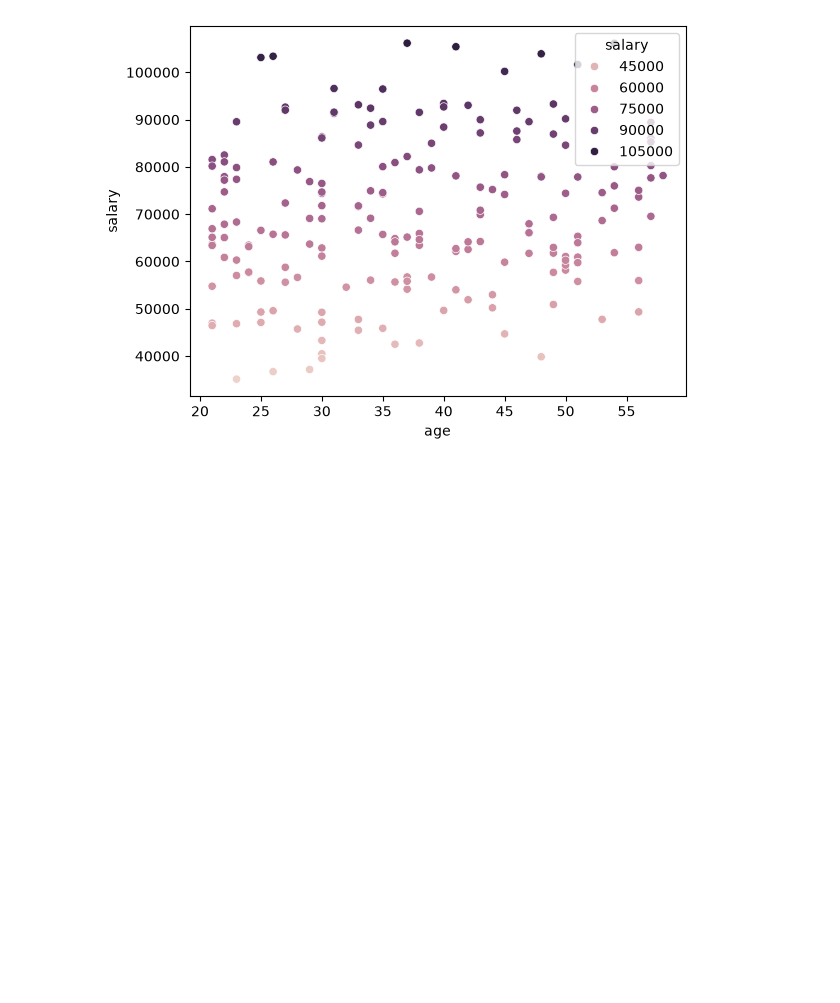
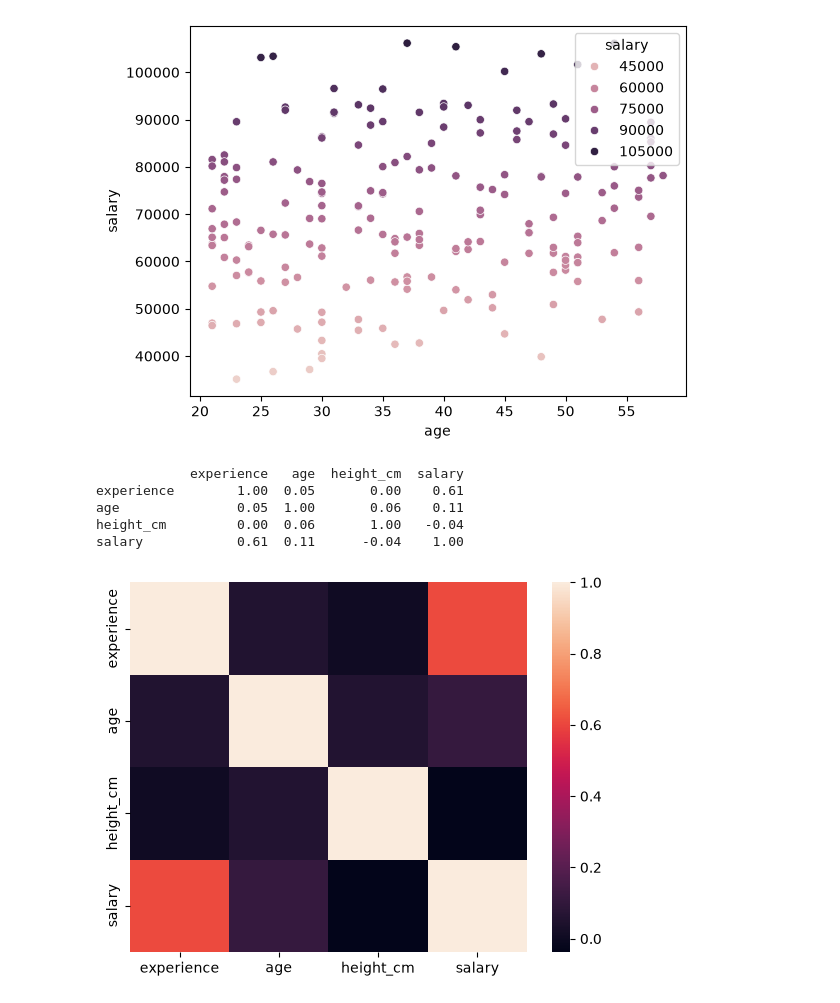
Before and after one commit to Nivetha1705/Practice-Data-Analytics, a Jupyter notebook: Python/Data Visualization.ipynb, the cells around one changed output. Cells and saved outputs as stored; diff of their text form; code cells hidden in the pictures; blank space fills up the shorter version.

```diff
--- a/Python/Data Visualization.ipynb
+++ b/Python/Data Visualization.ipynb
@@ -558,3 +558,19 @@ plt.show()
 # %% [output]
 [figure]
 [figure]
+# %%
+#Correlation b/w columns
+num=clean[["experience", "age", "height_cm", "salary"]].corr()
+print(num.round(2))
+# %% [output]
+            experience   age  height_cm  salary
+experience        1.00  0.05       0.00    0.61
+age               0.05  1.00       0.06    0.11
+height_cm         0.00  0.06       1.00   -0.04
+salary            0.61  0.11      -0.04    1.00
+# %%
+#Heatmap
+sns.heatmap(num)
+plt.show()
+# %% [output]
+[figure, added]
```
Also changed, not shown: parts of 1 cell of this notebook.
